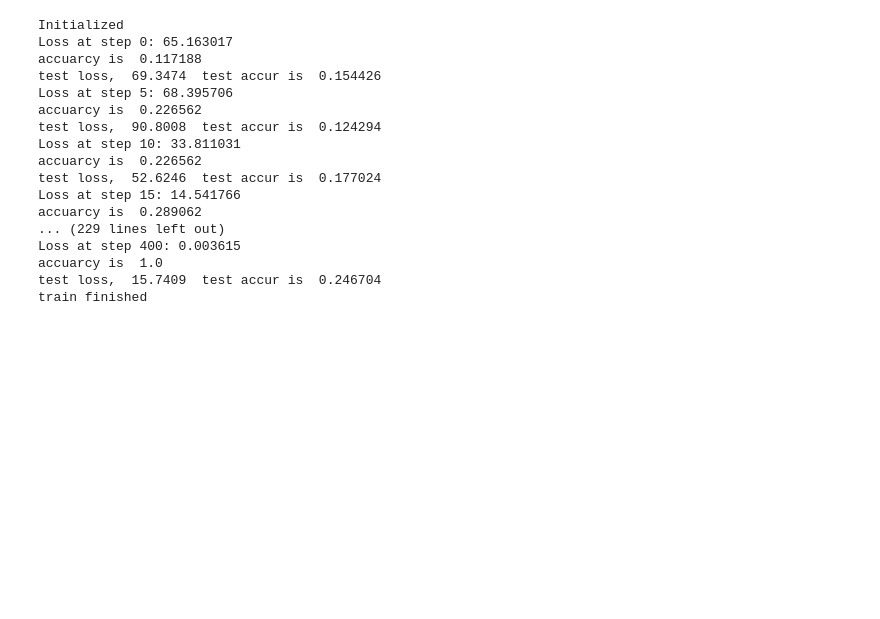
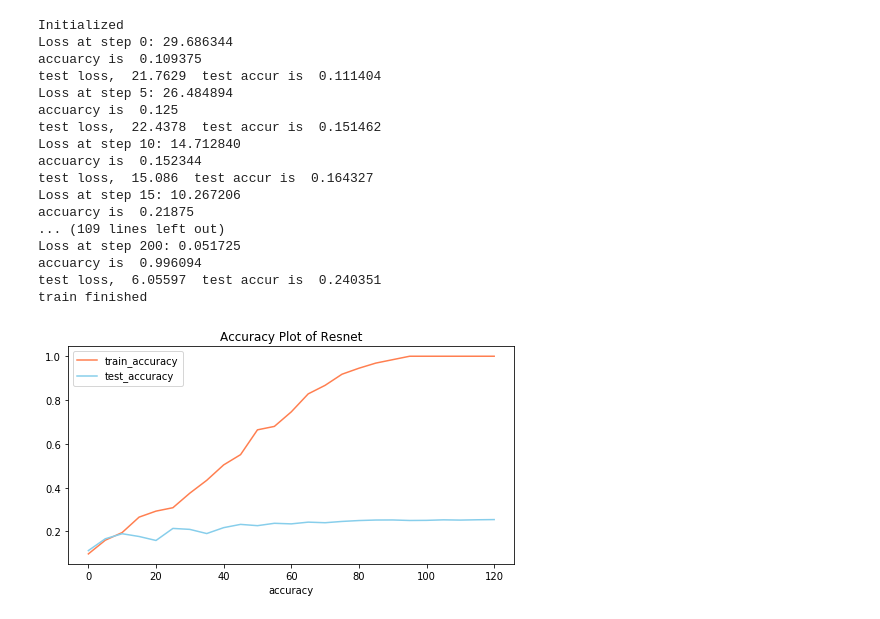
Before and after one commit to czyi/CMPS242, a Jupyter notebook: resnet_p1.ipynb, the cells around one changed output. Drawn from its saved outputs; the diff is of its cells as text; code cells hidden in the pictures; blank space fills up the shorter version.

Commit message:
resnet

```diff
--- a/resnet_p1.ipynb
+++ b/resnet_p1.ipynb
@@ -10,8 +10,8 @@ import random
 # %%
 data_x, data_y = [], []
 num_class = 9
-img_h=250
-img_w=250
+img_h=100
+img_w=100
 img_c=3
 img_length = 250*250*3
 
@@ -19,7 +19,7 @@ id_list = [0,1,2,3,4,5,6,7,8]
 
 for i in range(len(id_list)):
     part_x, part_y = [], []
-    folder = '../pixiv/quar_'+str(id_list[i])
+    folder = '../pixiv/five_'+str(id_list[i])
     for img_file in os.listdir(folder):
 #         print(folder+'/'+img_file)
         img = np.array(Image.open(folder+'/'+img_file))
@@ -29,7 +29,7 @@ for i in range(len(id_list)):
         label = [0 for j in range(0, num_class)]
         label[i]=1
         part_y.append(label)
-        if(len(part_x)>=590):
+        if(len(part_x)>=3800):
             break
     print(len(part_x))
     data_x.extend(part_x)
@@ -197,8 +197,8 @@ with graph.as_default(), tf.device('/gpu:0'):
         print(output.shape)
         output=residual_group('conv3', x=output,num_block=2,out_channels=32)
         print(output.shape)
-        output=residual_group('conv4', x=output,num_block=2,out_channels=64)
-        print(output.shape)
+#         output=residual_group('conv4', x=output,num_block=2,out_channels=64)
+#         print(output.shape)
         with tf.variable_scope('fc'):
             output=max_pool(output)
             print(output.shape)
@@ -232,7 +231,12 @@ with graph.as_default(), tf.device('/gpu:0'):
 # %%
 batch_size = 256
-training_iters=401
+training_iters=201
 batch_start=0
+
+train_accur = []
+train_loss = []
+test_accur = []
+test_loss = []
 
 with tf.Session(graph=graph) as sess:
     tf.global_variables_initializer().run()
@@ -251,27 +255,32 @@ with tf.Session(graph=graph) as sess:
 #         sess.run(optimizer, feed_dict={inputs: feed_x, labels: feed_y})
         _, l, accur = sess.run([optimizer, cost, accuracy], feed_dict = {x: feed_x, y: feed_y})
         if(step % 5 == 0):
+            train_accur.append(accur)
+            train_loss.append(l)
             print('Loss at step %d: %f' % (step, l))
             print('accuarcy is ', accur)
-            test_loss, test_accur = sess.run([cost, accuracy], feed_dict={x: test_x, y: test_y})
-            print('test loss, ', test_loss, ' test accur is ', test_accur)
+
+            test_l, test_a = sess.run([cost, accuracy], feed_dict={x: test_x, y: test_y})
+            test_loss.append(test_l)
+            test_accur.append(test_a)
+            print('test loss, ', test_l, ' test accur is ', test_a)
 
 print("train finished")
 # %% [output]
 Initialized
-Loss at step 0: 65.163017
-accuarcy is  0.117188
-test loss,  69.3474  test accur is  0.154426
-Loss at step 5: 68.395706
-accuarcy is  0.226562
-test loss,  90.8008  test accur is  0.124294
-Loss at step 10: 33.811031
-accuarcy is  0.226562
-test loss,  52.6246  test accur is  0.177024
-Loss at step 15: 14.541766
-accuarcy is  0.289062
-... (229 lines left out)
-Loss at step 400: 0.003615
-accuarcy is  1.0
-test loss,  15.7409  test accur is  0.246704
+Loss at step 0: 29.686344
+accuarcy is  0.109375
+test loss,  21.7629  test accur is  0.111404
+Loss at step 5: 26.484894
+accuarcy is  0.125
+test loss,  22.4378  test accur is  0.151462
+Loss at step 10: 14.712840
+accuarcy is  0.152344
+test loss,  15.086  test accur is  0.164327
+Loss at step 15: 10.267206
+accuarcy is  0.21875
+... (109 lines left out)
+Loss at step 200: 0.051725
+accuarcy is  0.996094
+test loss,  6.05597  test accur is  0.240351
 train finished
@@ -277,0 +289,11 @@ train finished
+# %%
+plt.figure(figsize=(8, 4))
+plt.title("Accuracy Plot of Resnet")
+plt.xlabel('training steps')
+plt.xlabel('accuracy')
+plt.plot([i*5 for i in range(25)], [i for i in train_accur[:25]], 'coral', label = 'train_accuracy')
+plt.plot([i*5 for i in range(25)], [i for i in test_accur[:25]], 'skyblue', label = 'test_accuracy')
+plt.legend()
+plt.show()
+# %% [output]
+[figure, added]
```
Also changed, not shown: parts of 5 cells of this notebook, 10 other files.
